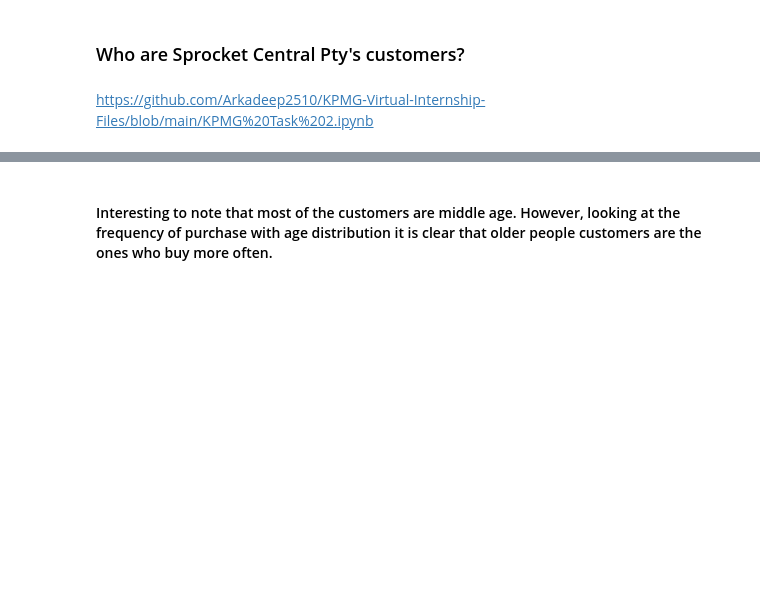
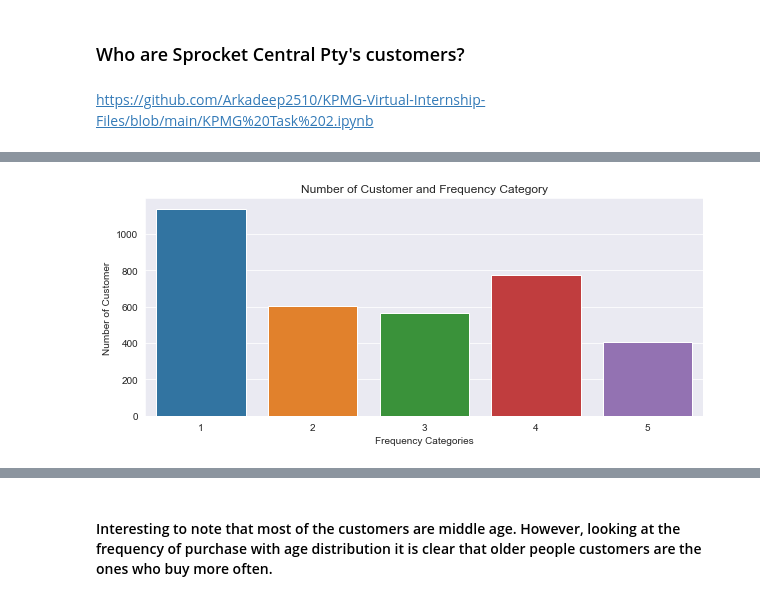
Before and after one commit to npradaschnor/KPMG-Virtual-Internship, a Jupyter notebook: KPMG_virtual_internship.ipynb, the cells around one changed output, grey strips where cells are left out. Saved outputs shown, nothing was run; the diff lists cells and outputs as text; code cells hidden in the pictures; blank space fills up the shorter version.

```diff
--- a/KPMG_virtual_internship.ipynb
+++ b/KPMG_virtual_internship.ipynb
@@ -1254,3 +1303,6 @@ customer_id
 3500    291.0
 5034    361.0
 Name: recency, Length: 3493, dtype: float64
+# %%
+df_r = pd.DataFrame(data=r,dtype=np.int64)
+df_r
@@ -1257,3 +1328,3 @@ Name: recency, Length: 3493, dtype: float64
 # %%
 #Give a score for frequency of purchase. 1 being the lowest and 4 the highest.
-r['recency_category'] = pd.qcut(r['recency'],q=4,labels=[4,3,2,1])
+df_r['recency_category'] = pd.qcut(df_r['recency'],q=4,labels=[4,3,2,1])
@@ -1264,4 +1351,4 @@ r
 # %%
 #Merge recency with mergedDf info pairing by customer_id
-mergedDf = mergedDf.merge(r['recency_category'], on='customer_id')
+mergedDf = mergedDf.merge(df_r['recency_category'], on='customer_id')
 mergedDf.head()
@@ -1470,5 +1821,5 @@ mergedDf.describe().T
 # %%
 #Create a score of number of purchases made in the last 3 years
-mergedDf['num_purchases_category_3years'] = pd.qcut(mergedDf['past_3_years_bike_related_purchases'],q=4,labels=[1,2,3,4])
+mergedDf['frequency_category_3years'] = pd.qcut(mergedDf['past_3_years_bike_related_purchases'],q=4,labels=[1,2,3,4])
 # %%
 mergedDf.head()
@@ -1586,13 +1991,15 @@ plt.show()
 # %%
 #Frequency category (in 2017)
-frequency = mergedDf.num_purchases_category.value_counts()
+frequency = mergedDf.frequency_category.value_counts()
 sns.set_style("darkgrid")
 plt.figure(figsize=(10,4))
 sns.barplot(x=frequency.index, y=frequency.values)
 plt.title("Number of Customer and Frequency Category")
 plt.xlabel("Frequency Categories")
 plt.ylabel("Number of Customer")
 plt.show()
+# %% [output]
+[figure, added]
 # %%
 # Frequency of purchase by age group
 
```
Also changed, not shown: parts of 106 cells of this notebook.
